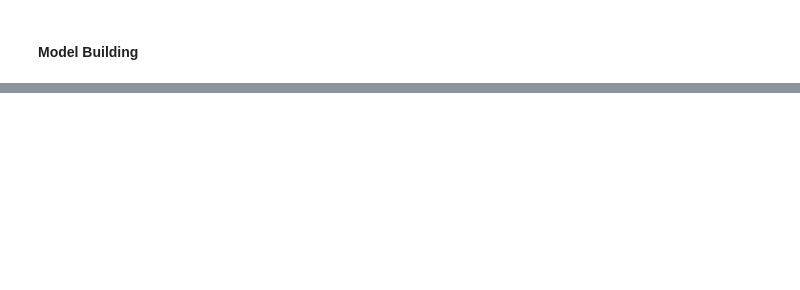
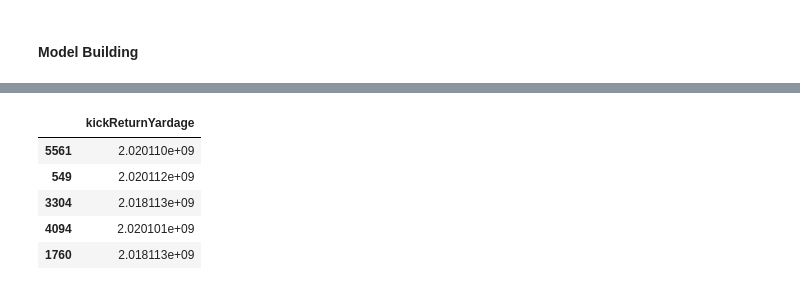
Before and after one commit to LiamDao/NFL_Big_Data_Bowl_2022, a Jupyter notebook: BigDataBowl.ipynb, the cells around one changed output, grey strips where cells are left out. Drawn from its saved outputs; the diff is of its cells as text; code cells hidden in the pictures; blank space fills up the shorter version.

```diff
--- a/BigDataBowl.ipynb
+++ b/BigDataBowl.ipynb
@@ -310,7 +342,7 @@ Index(['gameId', 'season', 'season_type', 'week', 'playId', 'quarter', 'down',
 # %%
 # Get dummies takes a look at all unique values and creates column for those
 # Allows us to put data into numerical format
-main_new = pd.get_dummies(main, columns = ['season', 'season_type', 'week','quarter', 'down', 'yardsToGo',
+main_new = pd.get_dummies(main, columns = ['season', 'week','quarter', 'down', 'yardsToGo',
                                           'kickType', 'punt_inside_twenty', 'punt_in_endzone',
                                           'punt_out_of_bounds', 'punt_downed', 'punt_fair_catch'])
 # %%
@@ -367,0 +428,10 @@ array([2.01910131e+09, 2.01910131e+09, 2.01910131e+09, ...,
+# %%
+# Actual value and the predicted value
+y_test.head()
+# %% [output]
+|  | kickReturnYardage |
+| 5561 | 2.020110e+09 |
+| 549 | 2.020112e+09 |
+| 3304 | 2.018113e+09 |
+| 4094 | 2.020101e+09 |
+| 1760 | 2.018113e+09 |
```
Also changed, not shown: parts of 29 cells of this notebook.
